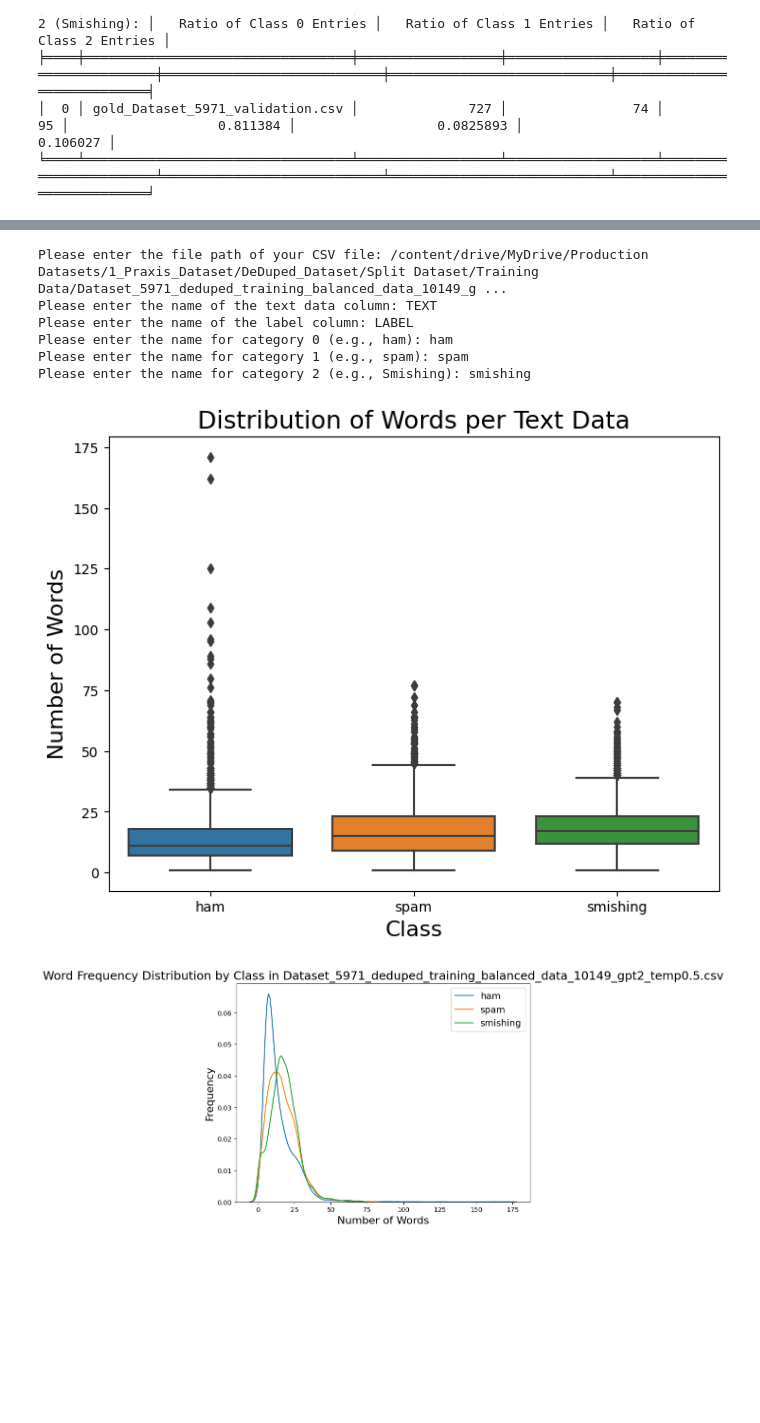
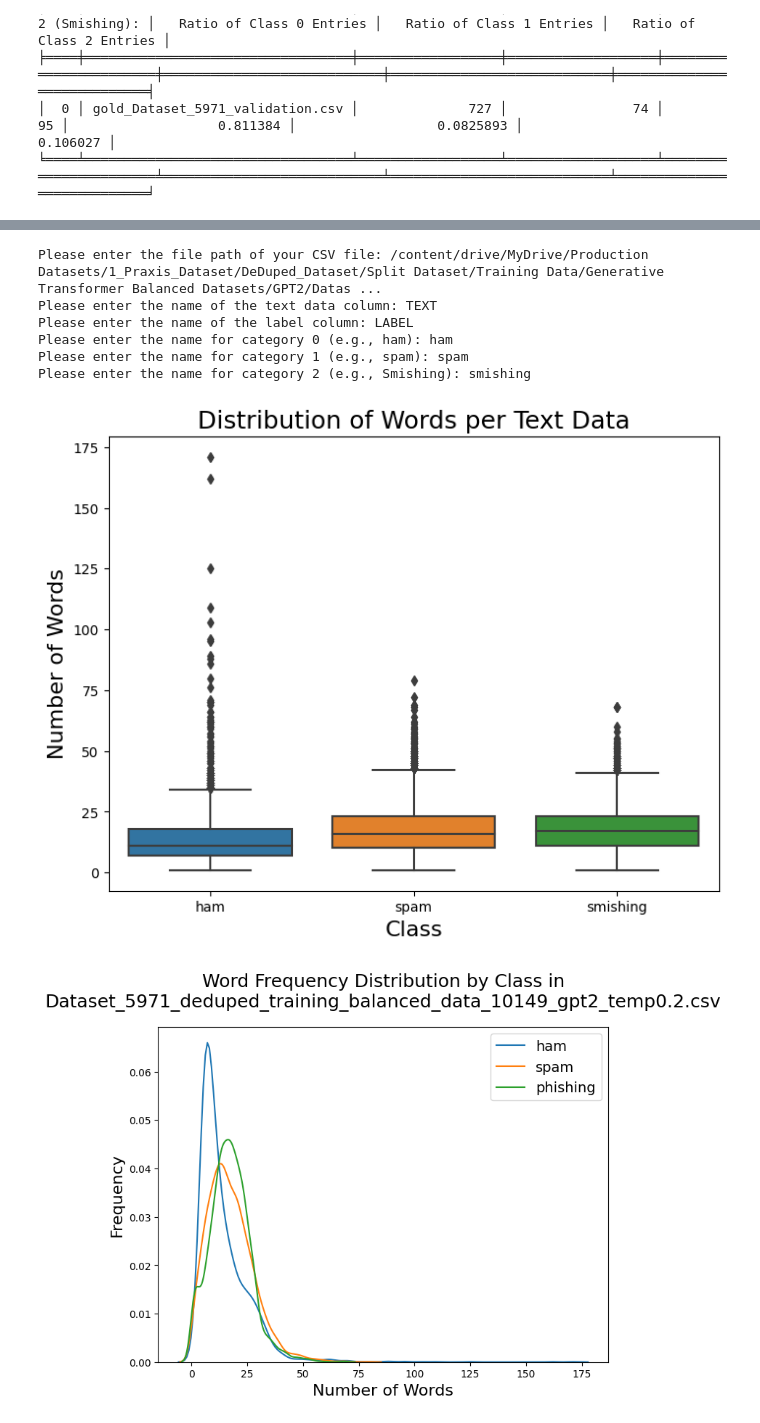
Before and after one commit to roberthouston14/Generative-and-Embedding-Transformer-Code, a Jupyter notebook: ClassDistribution_Data_Analyzer.ipynb, the cells around one changed output, grey strips where cells are left out. Cells and saved outputs as stored; diff of their text form; code cells hidden in the pictures; blank space fills up the shorter version.

```diff
--- a/ClassDistribution_Data_Analyzer.ipynb
+++ b/ClassDistribution_Data_Analyzer.ipynb
@@ -1079,10 +1087,10 @@ plt.show()
 fig, ax = plt.subplots(figsize=(8,6))
 sns.kdeplot(ham_data["num_words"], label="ham")
 sns.kdeplot(spam_data["num_words"], label="spam")
-sns.kdeplot(phishing_data["num_words"], label="smishing")
+sns.kdeplot(phishing_data["num_words"], label="phishing")
 plt.xlabel("Number of Words", fontsize=16)
 plt.ylabel("Frequency", fontsize=16)
-plt.title("Word Frequency Distribution by Class in " + file_path.split('/')[-1], fontsize=18)
+plt.title("Word Frequency Distribution by Class in " + file_path.split('/')[-1], fontsize=18, wrap=True, y=1.05 )  # Added wrap=True
 plt.legend(fontsize=14)
 plt.show()
 
@@ -1093,8 +1101,8 @@ ax1.set(title="Ham Text Data", xlabel="Number of Word Tokens", ylabel="Frequency
 sns.histplot(spam_data["num_words"], bins=50, ax=ax2, color="#E36F5A")
 ax2.set(title="Spam Text Data", xlabel="Number of Word Tokens", ylabel="Frequency")
 sns.histplot(phishing_data["num_words"], bins=50, ax=ax3, color="#2D98DA")
-ax3.set(title="Smishing Text Data", xlabel="Number of Word Tokens", ylabel="Frequency")
-plt.suptitle("Word Token Count Distribution by Class in " + file_path.split('/')[-1], fontsize=18)
+ax3.set(title="Phishing Text Data", xlabel="Number of Word Tokens", ylabel="Frequency")
+plt.suptitle("Word Token Count Distribution by Class in " + file_path.split('/')[-1], fontsize=18, wrap=True, y=1.05)  # Added y=1.05
 plt.show()
 
 # Count the number of rows in each label category
@@ -1104,33 +1112,33 @@ num_2 = (df[label_col_name] == 2).sum()
 
 # Add a column chart to show the relative count of each category
 fig, ax = plt.subplots(figsize=(8, 6))
 sns.countplot(x=label_col_name, data=df)
 plt.xlabel("Class", fontsize=16)
 plt.ylabel("Count", fontsize=16)
 plt.title("Number of Samples per Category", fontsize=18)
 ax.set_xticklabels([category_0, category_1, category_2])
 plt.show()
 
 # Calculate the total number of valid label rows
 total_valid_rows = num_0 + num_1 + num_2
 
 # Generate summary table
 grouped = pd.DataFrame({
     "Dataset": [file_path.split('/')[-1]],
     "Class 0 ({}):".format(category_0): [num_0],
     "Class 1 ({}):".format(category_1): [num_1],
     "Class 2 ({}):".format(category_2): [num_2],
     "Ratio of Class 0 Entries": [num_0 / total_valid_rows],
     "Ratio of Class 1 Entries": [num_1 / total_valid_rows],
     "Ratio of Class 2 Entries": [num_2 / total_valid_rows],
 })
 print(tabulate(grouped, headers='keys', tablefmt='fancy_grid'))
 # %% [output]
-Please enter the file path of your CSV file: /content/drive/MyDrive/Production Datasets/1_Praxis_Dataset/DeDuped_Dataset/Split Dataset/Training Data/Dataset_5971_deduped_training_balanced_data_10149_g ...
+Please enter the file path of your CSV file: /content/drive/MyDrive/Production Datasets/1_Praxis_Dataset/DeDuped_Dataset/Split Dataset/Training Data/Generative Transformer Balanced Datasets/GPT2/Datas ...
 Please enter the name of the text data column: TEXT
 Please enter the name of the label column: LABEL
 Please enter the name for category 0 (e.g., ham): ham
 Please enter the name for category 1 (e.g., spam): spam
 Please enter the name for category 2 (e.g., Smishing): smishing
-[figure, old version]
+[figure, new version]
-[figure, old version]
+[figure, new version]
```
Also changed, not shown: parts of 2 cells of this notebook.
